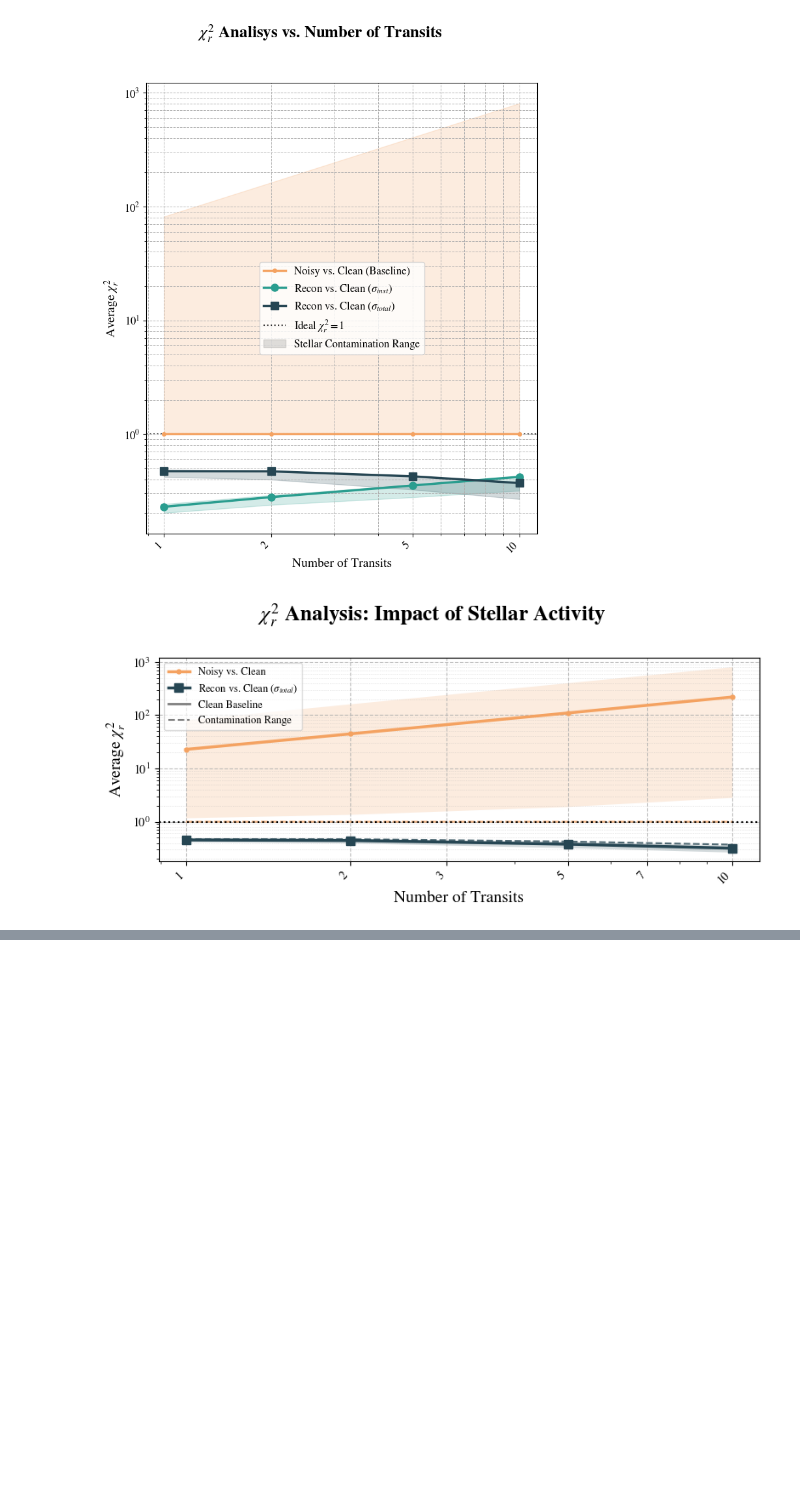
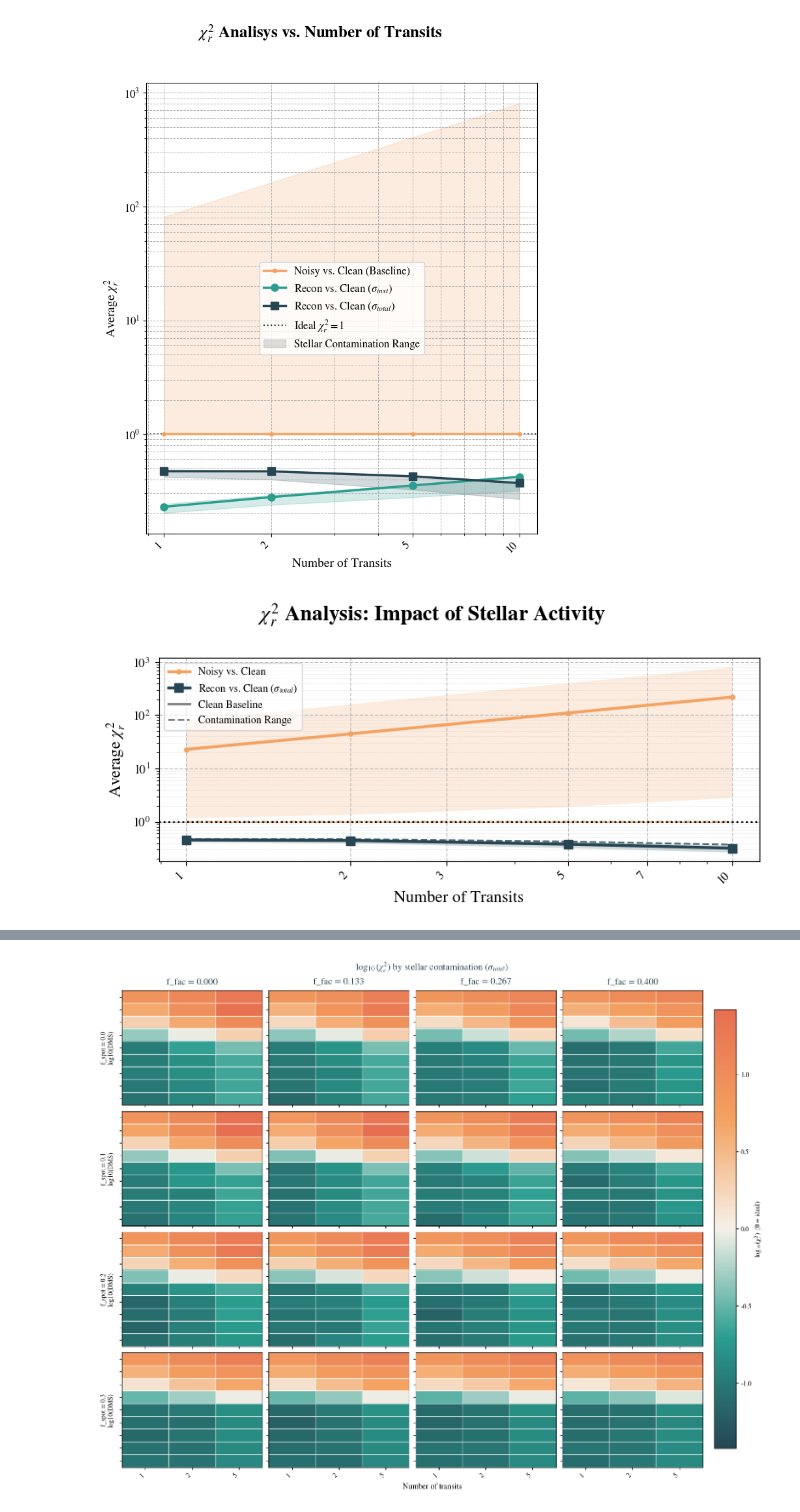
Before and after one commit to D4san/gdaespec, a Jupyter notebook: Sub_Neptune_Atmosphere/04_G-DAE_Evaluation.ipynb, the cells around one changed output, grey strips where cells are left out. Drawn from its saved outputs; the diff is of its cells as text; code cells hidden in the pictures; blank space fills up the shorter version.

```diff
--- a/Sub_Neptune_Atmosphere/04_G-DAE_Evaluation.ipynb
+++ b/Sub_Neptune_Atmosphere/04_G-DAE_Evaluation.ipynb
@@ -2343,0 +2919,75 @@ plt.show()
+# %%
+f_spot_values = np.sort(pd.to_numeric(nplus1_results_df["f_spot"], errors="coerce").dropna().unique())
+f_fac_values = np.sort(pd.to_numeric(nplus1_results_df["f_fac"], errors="coerce").dropna().unique())
+spot_col = pd.to_numeric(nplus1_results_df["f_spot"], errors="coerce").to_numpy(dtype=float)
+fac_col = pd.to_numeric(nplus1_results_df["f_fac"], errors="coerce").to_numpy(dtype=float)
+all_log10_values = pd.to_numeric(
+    nplus1_results_df["log10_chi2r_recon_vs_true"],
+    errors="coerce",
+).to_numpy(dtype=float)
+all_log10_values = all_log10_values[np.isfinite(all_log10_values)]
+grid_vmax = max(float(np.max(np.abs(all_log10_values))), 0.05)
+grid_norm = TwoSlopeNorm(vmin=-grid_vmax, vcenter=0.0, vmax=grid_vmax)
+
+fig, axes = plt.subplots(
+    len(f_spot_values),
+    len(f_fac_values),
+    figsize=(3.5 * len(f_fac_values), 2.8 * len(f_spot_values)),
+    sharex=True,
+    sharey=True,
+    squeeze=False,
+    constrained_layout=True,
+)
+fig.patch.set_facecolor("white")
+
+im = None
+for i, f_spot in enumerate(f_spot_values):
+    for j, f_fac in enumerate(f_fac_values):
+        ax = axes[i, j]
+        mask = np.isclose(spot_col, float(f_spot)) & np.isclose(fac_col, float(f_fac))
+        heat = (
+            nplus1_results_df.loc[mask]
+            .pivot(index="atm DMS", columns="n_transits", values="log10_chi2r_recon_vs_true")
+            .reindex(index=NPLUS1_DMS_GRID, columns=NPLUS1_TRANSITS_LIST)
+        )
+        im = ax.imshow(
+            heat.to_numpy(dtype=float),
+            aspect="auto",
+            origin="lower",
+            cmap=chi_div_cmap,
+            norm=grid_norm,
+        )
+        ax.set_facecolor(plot_palette["cream"])
+        ax.set_xticks(np.arange(-0.5, len(NPLUS1_TRANSITS_LIST), 1), minor=True)
+        ax.set_yticks(np.arange(-0.5, len(NPLUS1_DMS_GRID), 1), minor=True)
+        ax.grid(which="minor", color="white", linewidth=0.9)
+        ax.tick_params(which="minor", bottom=False, left=False)
+
+        if i == 0:
+            ax.set_title(f"f_fac = {f_fac:.3f}", color=plot_palette["deep"])
+        if j == 0:
+            ax.set_ylabel(f"f_spot = {f_spot:.1f}\nlog10(DMS)")
+
+        ax.set_xticks(np.arange(len(NPLUS1_TRANSITS_LIST)))
+        if i == len(f_spot_values) - 1:
+            ax.set_xticklabels([str(v) for v in NPLUS1_TRANSITS_LIST], rotation=45, ha="right")
+        else:
+            ax.set_xticklabels([])
+
+        ax.set_yticks(np.arange(len(NPLUS1_DMS_GRID)))
+        if j == 0:
+            ax.set_yticklabels([f"{v:.0f}" for v in NPLUS1_DMS_GRID])
+        else:
+            ax.set_yticklabels([])
+
+fig.supxlabel("Number of transits")
+fig.suptitle(
+    r"$\log_{10}(\chi^2_r)$ by stellar contamination ($\sigma_{total}$)",
+    fontsize=14,
+    color=plot_palette["deep"],
+)
+cbar = fig.colorbar(im, ax=axes, shrink=0.92, pad=0.02)
+cbar.set_label(r"$\log_{10}(\chi^2_r)$  (0 = ideal)")
+plt.show()
+# %% [output]
+[figure, added]
```
Also changed, not shown: parts of 22 cells of this notebook.
